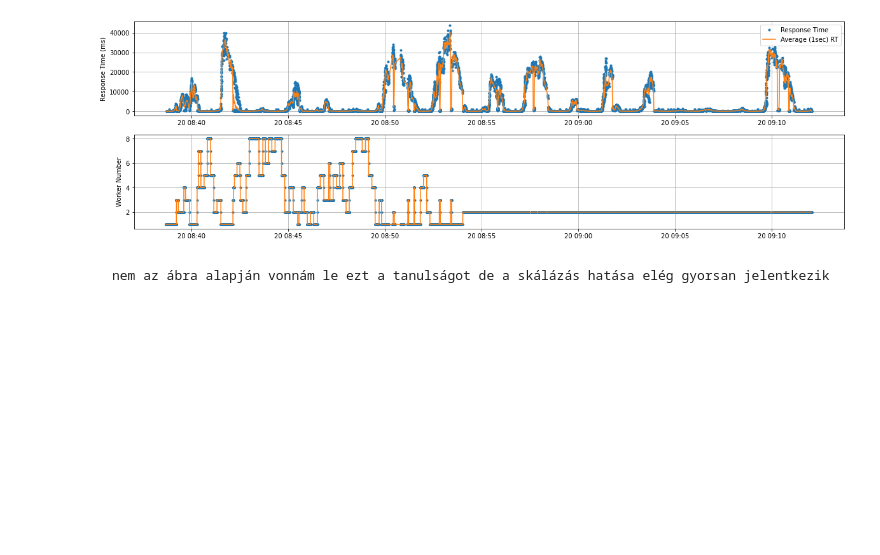
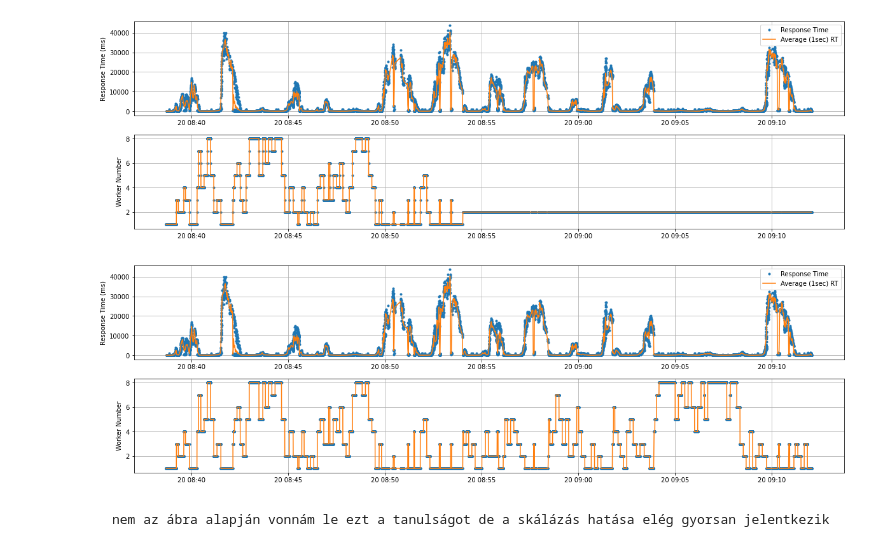
Before and after one commit to JoDeMiro/Scaler, a Jupyter notebook: Train/Train24/JMeter_Reader.ipynb, the cells around one changed output. Cells and saved outputs as stored; diff of their text form; code cells hidden in the pictures; blank space fills up the shorter version.

```diff
--- a/Train/Train24/JMeter_Reader.ipynb
+++ b/Train/Train24/JMeter_Reader.ipynb
@@ -1069,6 +1152,27 @@ ax1.grid(b='on')
 plt.show()
 # %% [output]
 [figure]
+# %%
+# Na most akkor a kettő együtt
+
+fig, (ax0, ax1) = plt.subplots(2, 1, figsize=(20, 6))
+
+ax0.plot(af['date'], af['Latency'], marker='.', linewidth=0, label='Response Time')
+ax0.plot(tp['date'], tp['md'], label='Average (1sec) RT')
+ax0.set_ylabel('Response Time (ms)')
+ax0.grid(b='on')
+ax0.legend()
+# ax0.tick_params(axis='x', rotation=90)
+
+# Másodperc alapú átlag (jo) -> ez kell majd nekem
+ax1.plot(af['date'], af['sf_vm'], marker='.', linewidth=0)
+ax1.plot(af['date'], af['sf_vm'])
+ax1.set_ylabel('Worker Number')
+ax1.grid(b='on')
+# ax1.tick_params(axis='x', rotation=90)
+plt.show()
+# %% [output]
+[figure, added]
 # %% [markdown]
     nem az ábra alapján vonnám le ezt a tanulságot de a skálázás hatása elég gyorsan jelentkezik
 # %% [markdown]
```
Also changed, not shown: parts of 13 cells of this notebook, 9 other files.
